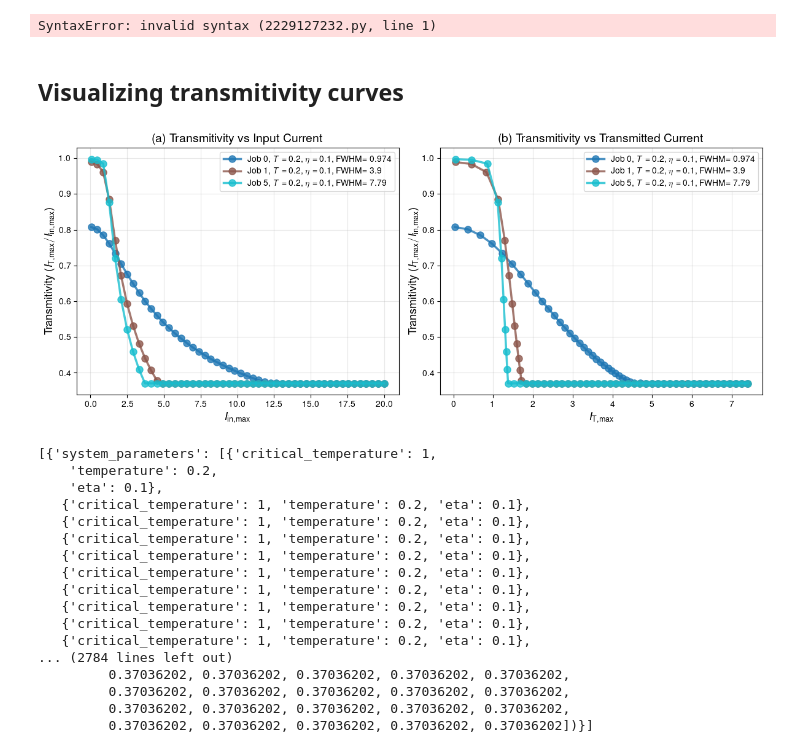
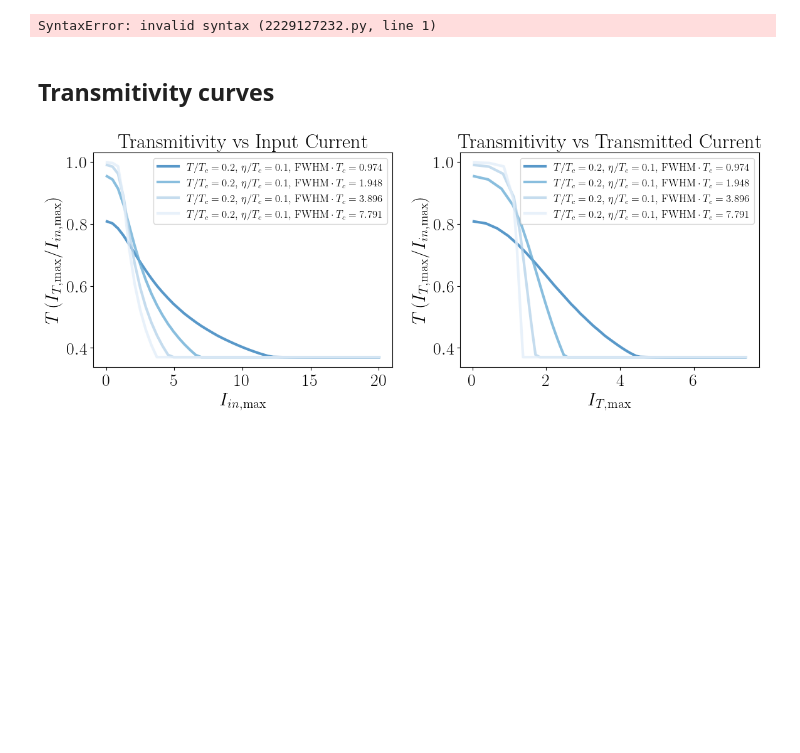
Before and after one commit to j-curtis/psBQP, a Jupyter notebook: visualize_results.ipynb, the cells around one changed output. Saved outputs shown, nothing was run; the diff lists cells and outputs as text; code cells hidden in the pictures; blank space fills up the shorter version.

```diff
--- a/visualize_results.ipynb
+++ b/visualize_results.ipynb
@@ -38,26 +38,9 @@ Successfully initialized path management with following parameters:
 # %% [output]
 SyntaxError: invalid syntax (2229127232.py, line 1)
 # %% [markdown]
-## Visualizing transmitivity curves
+## Transmitivity curves
 # %%
-plot_transmitivity_results(timestamp = '1783851535', directory_job_index=[0, 1, 5])
+_ = plot_transmitivity_results(timestamp = '1783851535', directory_job_index=[0, 4, 1,5], save_plot = True, colormap = 'Blues_r')
 # %% [output]
-[figure, old version]
+[figure, new version]
-[{'system_parameters': [{'critical_temperature': 1,
-    'temperature': 0.2,
-    'eta': 0.1},
-   {'critical_temperature': 1, 'temperature': 0.2, 'eta': 0.1},
-   {'critical_temperature': 1, 'temperature': 0.2, 'eta': 0.1},
-   {'critical_temperature': 1, 'temperature': 0.2, 'eta': 0.1},
-   {'critical_temperature': 1, 'temperature': 0.2, 'eta': 0.1},
-   {'critical_temperature': 1, 'temperature': 0.2, 'eta': 0.1},
-   {'critical_temperature': 1, 'temperature': 0.2, 'eta': 0.1},
-   {'critical_temperature': 1, 'temperature': 0.2, 'eta': 0.1},
-   {'critical_temperature': 1, 'temperature': 0.2, 'eta': 0.1},
-   {'critical_temperature': 1, 'temperature': 0.2, 'eta': 0.1},
-... (2784 lines left out)
-         0.37036202, 0.37036202, 0.37036202, 0.37036202, 0.37036202,
-         0.37036202, 0.37036202, 0.37036202, 0.37036202, 0.37036202,
-         0.37036202, 0.37036202, 0.37036202, 0.37036202, 0.37036202,
-         0.37036202, 0.37036202, 0.37036202, 0.37036202, 0.37036202])}]
 # %%
```
Also changed, not shown: parts of 16 cells of this notebook, 32 other files.
